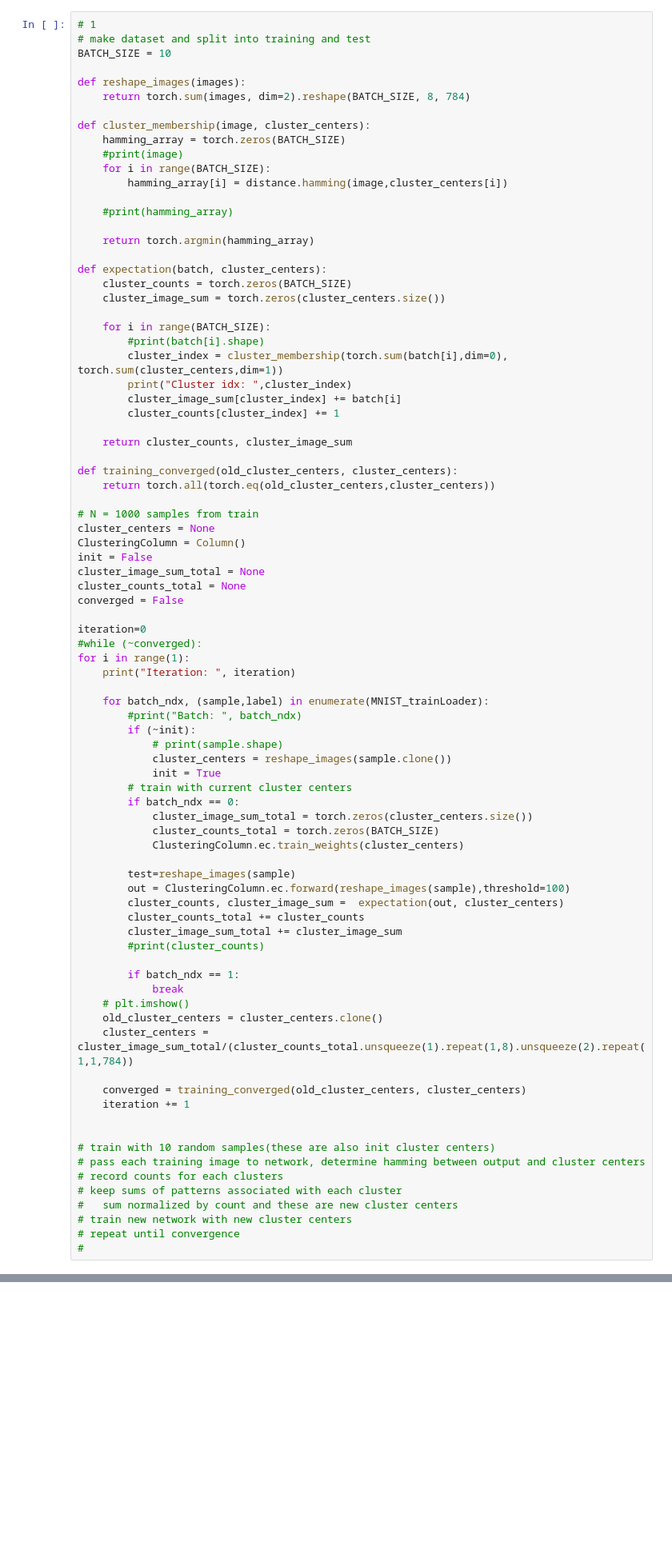
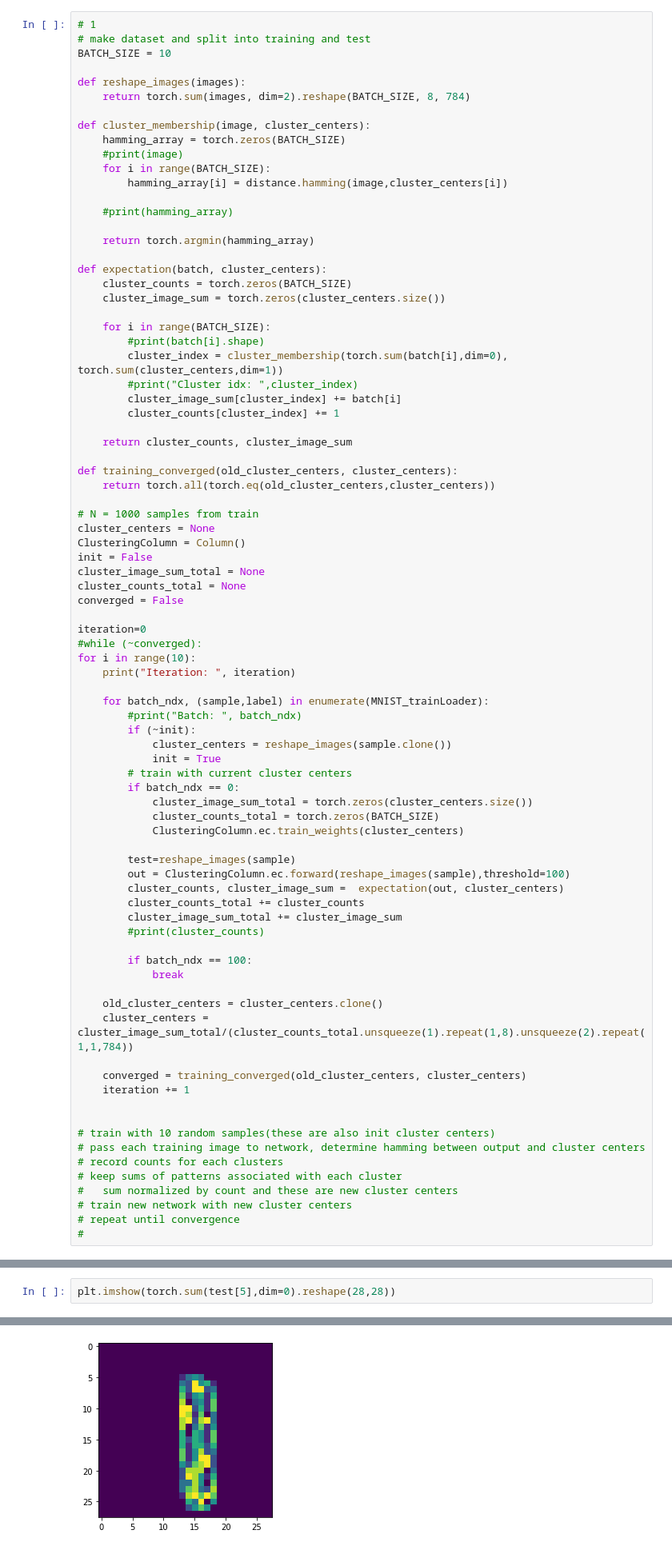
Before and after one commit to neilashm/SpykeTorch, a Jupyter notebook: lab1/clustering.ipynb, the cells around one changed output, grey strips where cells are left out. Shown: that part at 80% size. Cells and saved outputs as stored; diff of their text form; blank space fills up the shorter version.

```diff
--- a/lab1/clustering.ipynb
+++ b/lab1/clustering.ipynb
@@ -174,7 +197,7 @@ def expectation(batch, cluster_centers):
     for i in range(BATCH_SIZE):
         #print(batch[i].shape)
         cluster_index = cluster_membership(torch.sum(batch[i],dim=0), torch.sum(cluster_centers,dim=1))
-        print("Cluster idx: ",cluster_index)
+        #print("Cluster idx: ",cluster_index)
         cluster_image_sum[cluster_index] += batch[i]
         cluster_counts[cluster_index] += 1
 
@@ -193,13 +216,12 @@ converged = False
 
 iteration=0
 #while (~converged):
-for i in range(1):
+for i in range(10):
     print("Iteration: ", iteration)
 
     for batch_ndx, (sample,label) in enumerate(MNIST_trainLoader):
         #print("Batch: ", batch_ndx)
         if (~init):
-            # print(sample.shape)
             cluster_centers = reshape_images(sample.clone())
             init = True
         # train with current cluster centers
@@ -215,9 +237,9 @@ for i in range(1):
         cluster_image_sum_total += cluster_image_sum
         #print(cluster_counts)
 
-        if batch_ndx == 1:
+        if batch_ndx == 100:
             break
-    # plt.imshow()
+
     old_cluster_centers = cluster_centers.clone()
     cluster_centers = cluster_image_sum_total/(cluster_counts_total.unsqueeze(1).repeat(1,8).unsqueeze(2).repeat(1,1,784))
 
@@ -332,0 +277,3 @@ NameError: name 'cluster_centers' is not defined
+# %%
+plt.imshow(torch.sum(test[5],dim=0).reshape(28,28))
+# %% [output]
@@ -333 +281,2 @@ NameError: name 'cluster_centers' is not defined
+[figure, added]
 # %%
```
Also changed, not shown: parts of 28 cells of this notebook.
